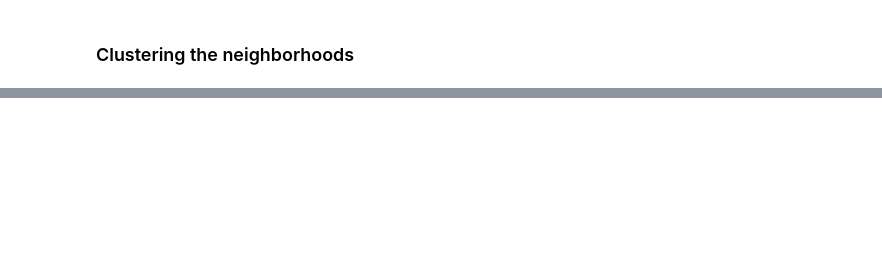
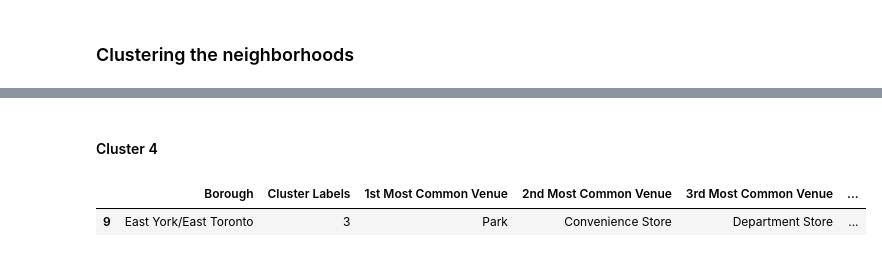
Before and after one commit to willygru/Coursera_Capstone, a Jupyter notebook: Clustering_Toronto_Neighborhoods.ipynb, the cells around one changed output, grey strips where cells are left out. Cells and saved outputs as stored; diff of their text form; code cells hidden in the pictures; blank space fills up the shorter version.

```diff
--- a/Clustering_Toronto_Neighborhoods.ipynb
+++ b/Clustering_Toronto_Neighborhoods.ipynb
@@ -685,0 +714,7 @@ neighborhoods_venues_sorted.head()
+# %% [markdown]
+#### Cluster 4
+# %%
+toronto_merged.loc[toronto_merged['Cluster Labels'] == 3, toronto_merged.columns[[1] + list(range(5, toronto_merged.shape[1]))]]
+# %% [output]
+|  | Borough | Cluster Labels | 1st Most Common Venue | 2nd Most Common Venue | 3rd Most Common Venue | ... |
+| 9 | East York/East Toronto | 3 | Park | Convenience Store | Department Store | ... |
```
Also changed, not shown: parts of 36 cells of this notebook.
